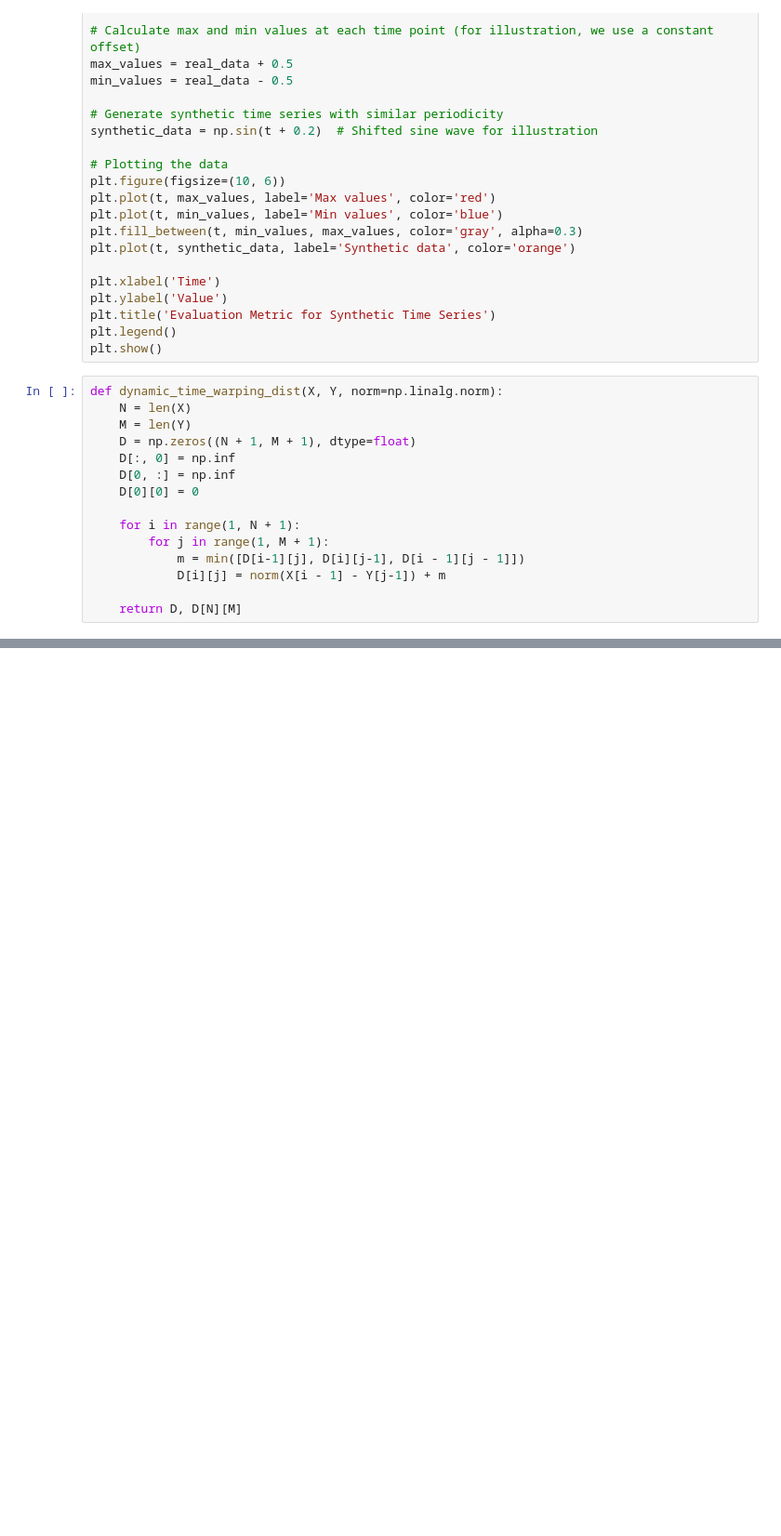
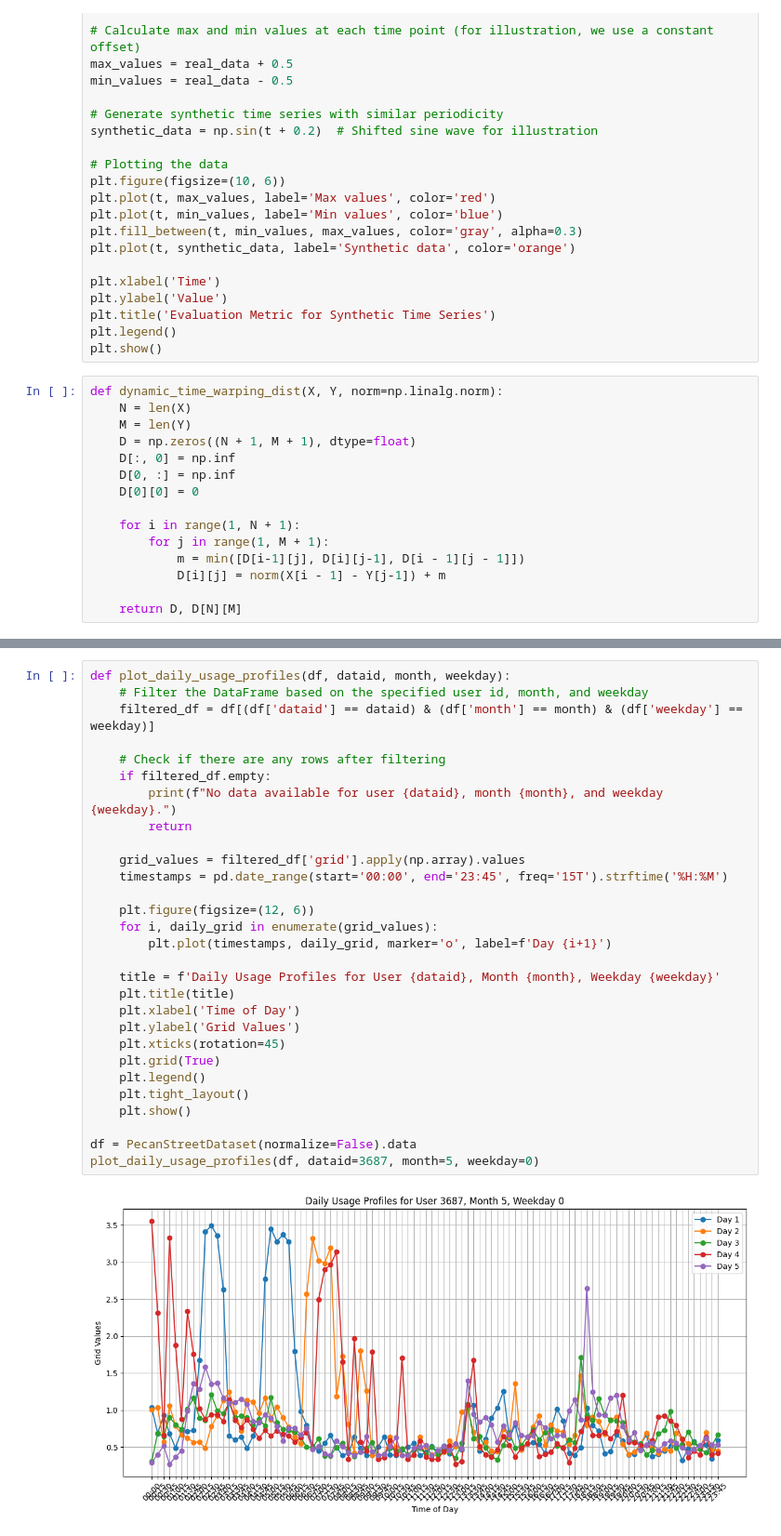
Before and after one commit to DAI-Lab/Cents, a Jupyter notebook: playground.ipynb, the cells around one changed output, grey strips where cells are left out. Shown at 93% size. Drawn from its saved outputs; the diff is of its cells as text; blank space fills up the shorter version.

```diff
--- a/playground.ipynb
+++ b/playground.ipynb
@@ -75,0 +261,31 @@ ny_data["local_15min"] = pd.to_datetime(ny_data["local_15min"].str.strip(), form
+# %%
+def plot_daily_usage_profiles(df, dataid, month, weekday):
+    # Filter the DataFrame based on the specified user id, month, and weekday
+    filtered_df = df[(df['dataid'] == dataid) & (df['month'] == month) & (df['weekday'] == weekday)]
+
+    # Check if there are any rows after filtering
+    if filtered_df.empty:
+        print(f"No data available for user {dataid}, month {month}, and weekday {weekday}.")
+        return
+
+    grid_values = filtered_df['grid'].apply(np.array).values
+    timestamps = pd.date_range(start='00:00', end='23:45', freq='15T').strftime('%H:%M')
+
+    plt.figure(figsize=(12, 6))
+    for i, daily_grid in enumerate(grid_values):
+        plt.plot(timestamps, daily_grid, marker='o', label=f'Day {i+1}')
+
+    title = f'Daily Usage Profiles for User {dataid}, Month {month}, Weekday {weekday}'
+    plt.title(title)
+    plt.xlabel('Time of Day')
+    plt.ylabel('Grid Values')
+    plt.xticks(rotation=45)
+    plt.grid(True)
+    plt.legend()
+    plt.tight_layout()
+    plt.show()
+
+df = PecanStreetDataset(normalize=False).data
+plot_daily_usage_profiles(df, dataid=3687, month=5, weekday=0)
+# %% [output]
+[figure, added]
```
Also changed, not shown: parts of 8 cells of this notebook, 3 other files.
